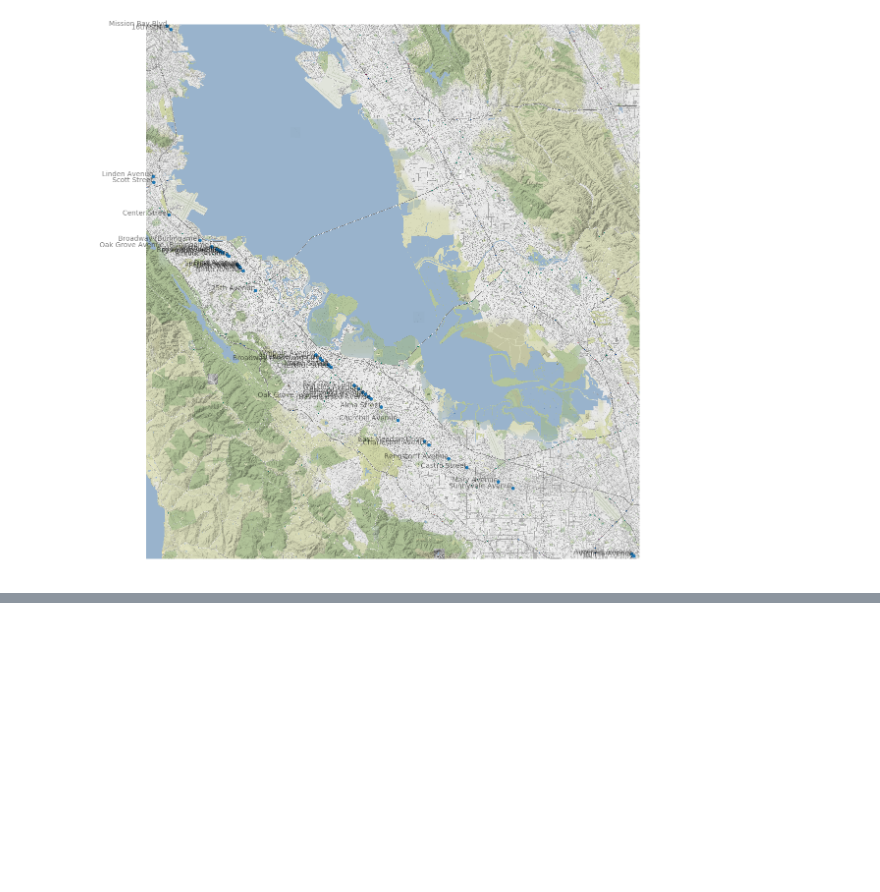
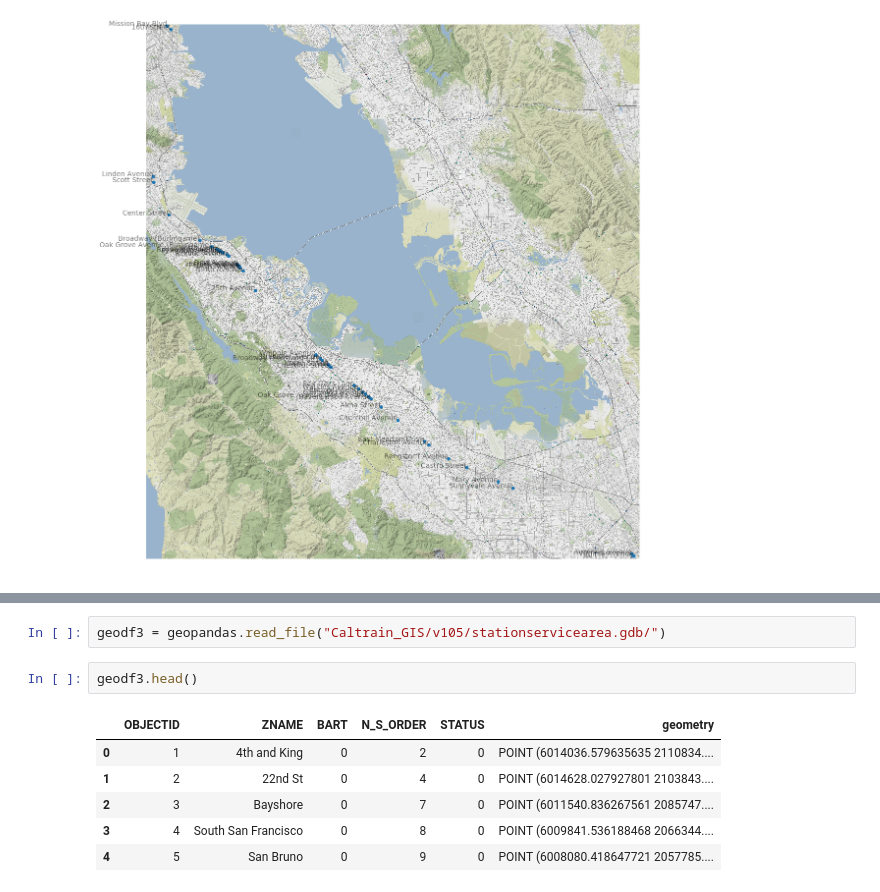
Before and after one commit to sfbrigade/calviz, a Jupyter notebook: that_mpk_file/Caltrain_GIS_visualization.ipynb, the cells around one changed output, grey strips where cells are left out. Drawn from its saved outputs; the diff is of its cells as text; blank space fills up the shorter version.

```diff
--- a/that_mpk_file/Caltrain_GIS_visualization.ipynb
+++ b/that_mpk_file/Caltrain_GIS_visualization.ipynb
@@ -52,0 +85,11 @@ plt.show()
+# %%
+geodf3 = geopandas.read_file("Caltrain_GIS/v105/stationservicearea.gdb/")
+# %%
+geodf3.head()
+# %% [output]
+|  | OBJECTID | ZNAME | BART | N_S_ORDER | STATUS | geometry |
+| 0 | 1 | 4th and King | 0 | 2 | 0 | POINT (6014036.579635635 2110834.... |
+| 1 | 2 | 22nd St | 0 | 4 | 0 | POINT (6014628.027927801 2103843.... |
+| 2 | 3 | Bayshore | 0 | 7 | 0 | POINT (6011540.836267561 2085747.... |
+| 3 | 4 | South San Francisco | 0 | 8 | 0 | POINT (6009841.536188468 2066344.... |
+| 4 | 5 | San Bruno | 0 | 9 | 0 | POINT (6008080.418647721 2057785.... |
```
Also changed, not shown: parts of 6 cells of this notebook.
